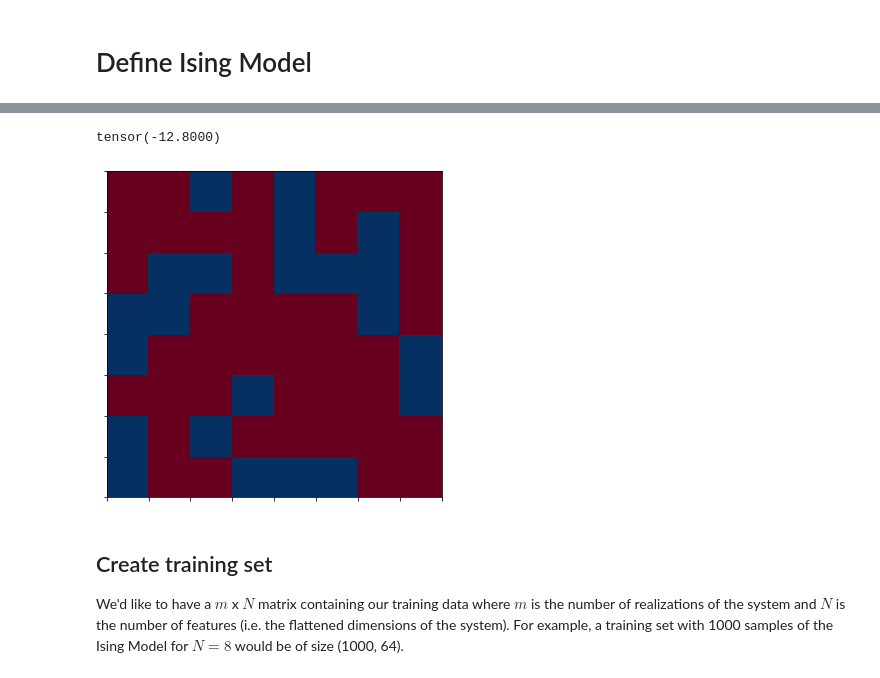
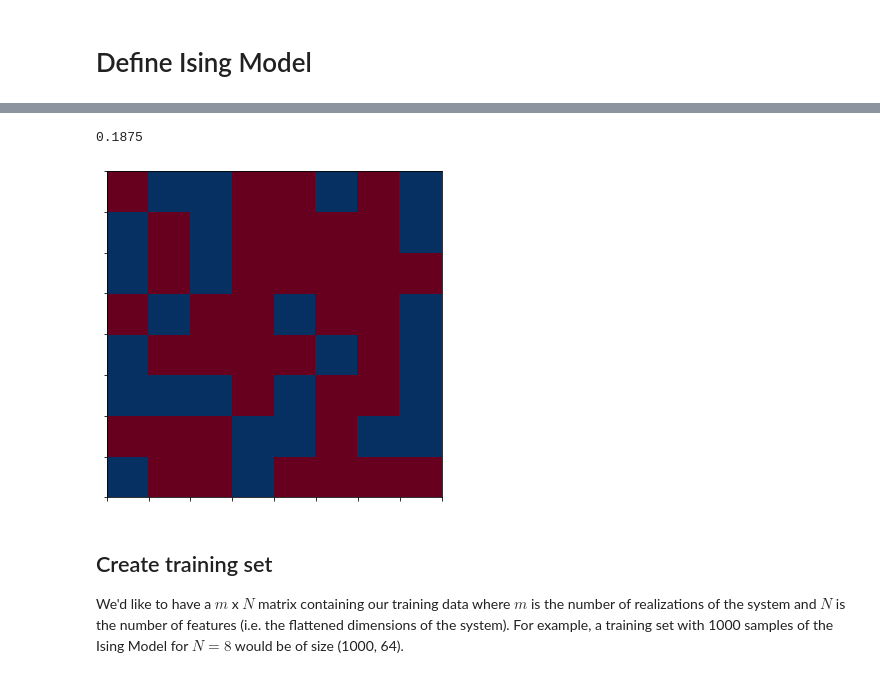
Before and after one commit to jbinagia/CS-230-Final-Project, a Jupyter notebook: notebooks/ising_boltzmann_training.ipynb, the cells around one changed output, grey strips where cells are left out. Cells and saved outputs as stored; diff of their text form; code cells hidden in the pictures.

```diff
--- a/notebooks/ising_boltzmann_training.ipynb
+++ b/notebooks/ising_boltzmann_training.ipynb
@@ -38,7 +46,8 @@ N = 8
 
 ising = IsingModel(h = h, J = J)
 x0 = ising.init_coords(N)
+ising.draw_config(x0)
 
-ising.draw_config(x0)
 %time ising.energy(torch.from_numpy(x0)) # energy of a given configuration
+ising.oprm(x0) # calculate average magnetization
 # %% [output]
@@ -47,5 +56,5 @@ Wall time: 325 µs
-tensor(-12.8000)
+0.1875
-[figure, old version]
+[figure, new version]
 # %% [markdown]
 ## Create training set
 We'd like to have a $m$ x $N$ matrix containing our training data where $m$ is the number of realizations of the system and $N$ is the number of features (i.e. the flattened dimensions of the system). For example, a training set with 1000 samples of the Ising Model for $N=8$ would be of size (1000, 64).
```
Also changed, not shown: parts of 9 cells of this notebook, 2 other files.
